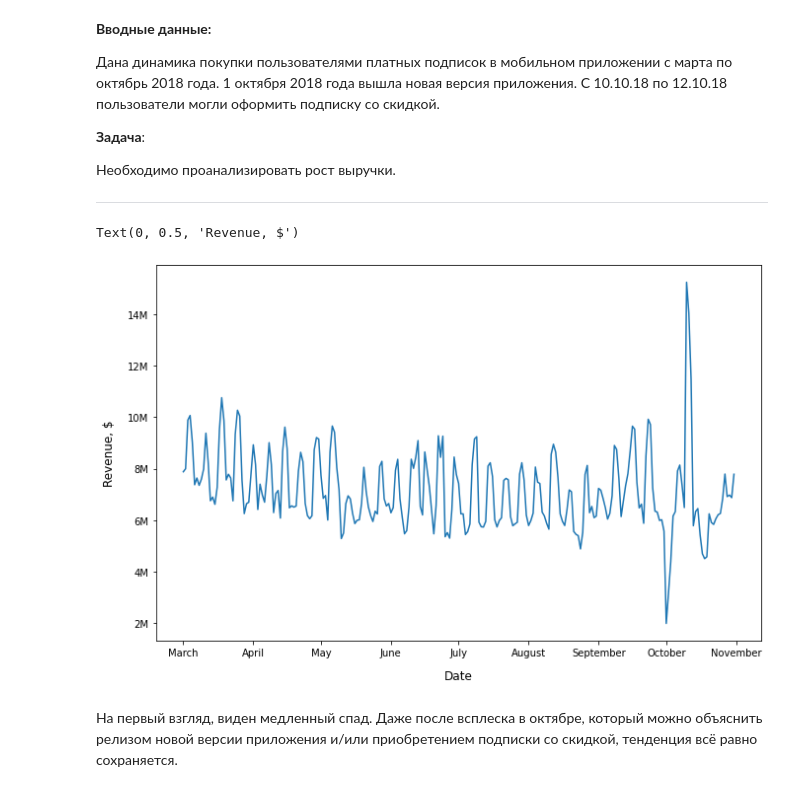
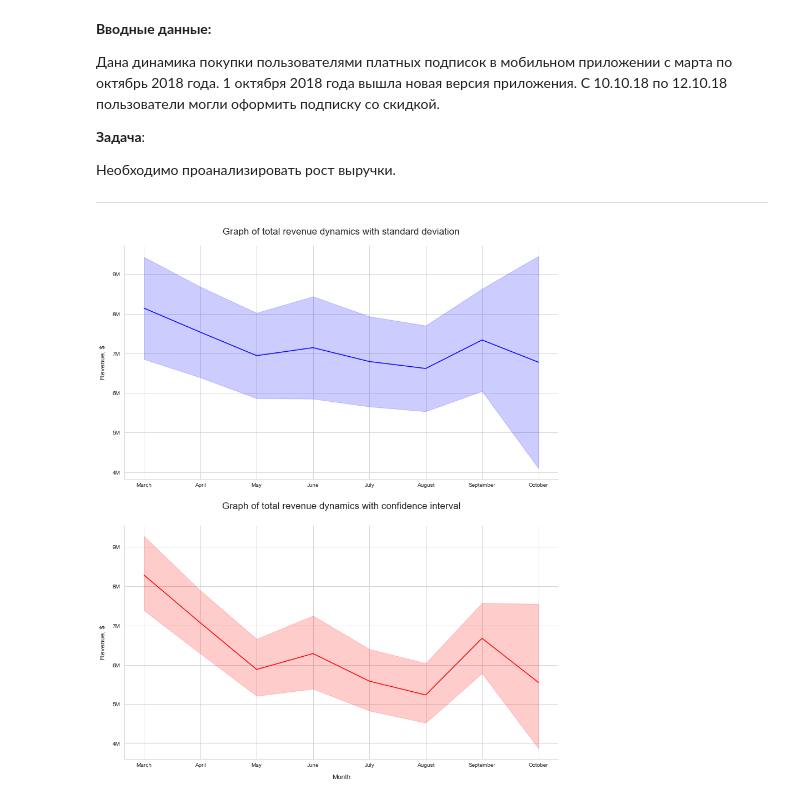
Before and after one commit to pawelasinski/product_metrics_analysis, a Jupyter notebook: 1-analysis-revenue.ipynb, the cells around one changed output. Drawn from its saved outputs; the diff is of its cells as text; code cells hidden in the pictures.

Commit message:
+ seaborn's graphs

```diff
--- a/1-analysis-revenue.ipynb
+++ b/1-analysis-revenue.ipynb
@@ -19,24 +19,35 @@ import calendar
 # %%
-dynamic_purchase = pd.read_excel('result.xlsx', sheet_name=0, names=['Date', 'Revenue, $'], dtype={'Date': datetime})
+dynamic_purchase = pd.read_excel('result.xlsx', sheet_name=0, names=['date', 'revenue'], dtype={'date': datetime})
+# %%
+# модификация данных
+dynamic_purchase['month'] = dynamic_purchase['date'].apply(lambda x: calendar.month_name[x.month])
+# %%
+sns.set_style('whitegrid')
 # %%
-# график динамики общей выручки
-fig = plt.figure(figsize=(11, 7))
-ax = fig.add_subplot()
+fig = plt.figure(figsize=(14, 17))
 
-x = dynamic_purchase['Date']
-y = dynamic_purchase['Revenue, $']
-ax.plot(x, y)
+ax1 = fig.add_subplot(211)
+ax2 = fig.add_subplot(212)
+
+sns.despine()
+
+
+sns.lineplot(data=dynamic_purchase, x='month', y='revenue', ci='sd', ax=ax1, color='blue')
+sns.lineplot(data=dynamic_purchase, x='month', y='revenue', ax=ax2, color='red')
+
 
 from matplotlib.ticker import FixedLocator
-ax.xaxis.set_major_locator(FixedLocator(ax.get_xticks().tolist()))
-ax.set_xticklabels([calendar.month_name[i] for i in range(3, 12)])
-ax.yaxis.set_major_locator(FixedLocator(ax.get_yticks().tolist()))
-ax.set_yticklabels([f'{i}M' for i in range(0, 17, 2)])
+ax1.yaxis.set_major_locator(FixedLocator(ax1.get_yticks().tolist()))
+ax1.set_yticklabels([f'{i}M' for i in range(3, 11)])
+ax2.yaxis.set_major_locator(FixedLocator(ax2.get_yticks().tolist()))
+ax2.set_yticklabels([f'{i}M' for i in range(3, 11)])
 
-plt.xlabel('Date', labelpad=12, fontsize=12)
-plt.ylabel('Revenue, $', labelpad=12, fontsize=12)
+ax1.set_xlabel('', labelpad=12, fontsize=12)
+ax1.set_ylabel('Revenue, $', labelpad=12, fontsize=12)
+ax2.set_xlabel('Month', labelpad=12, fontsize=12)
+ax2.set_ylabel('Revenue, $', labelpad=12, fontsize=12)
+
+ax1.set_title('Graph of total revenue dynamics with standard deviation', pad=20, fontsize=17)
+ax2.set_title('Graph of total revenue dynamics with confidence interval', pad=30, fontsize=17);
 # %% [output]
-Text(0, 0.5, 'Revenue, $')
-[figure, old version]
+[figure, new version]
-# %% [markdown]
-На первый взгляд, виден медленный спад. Даже после всплеска в октябре, который можно объяснить релизом новой версии приложения и/или приобретением подписки со скидкой, тенденция всё равно сохраняется.
```
Also changed, not shown: parts of 15 cells of this notebook.
